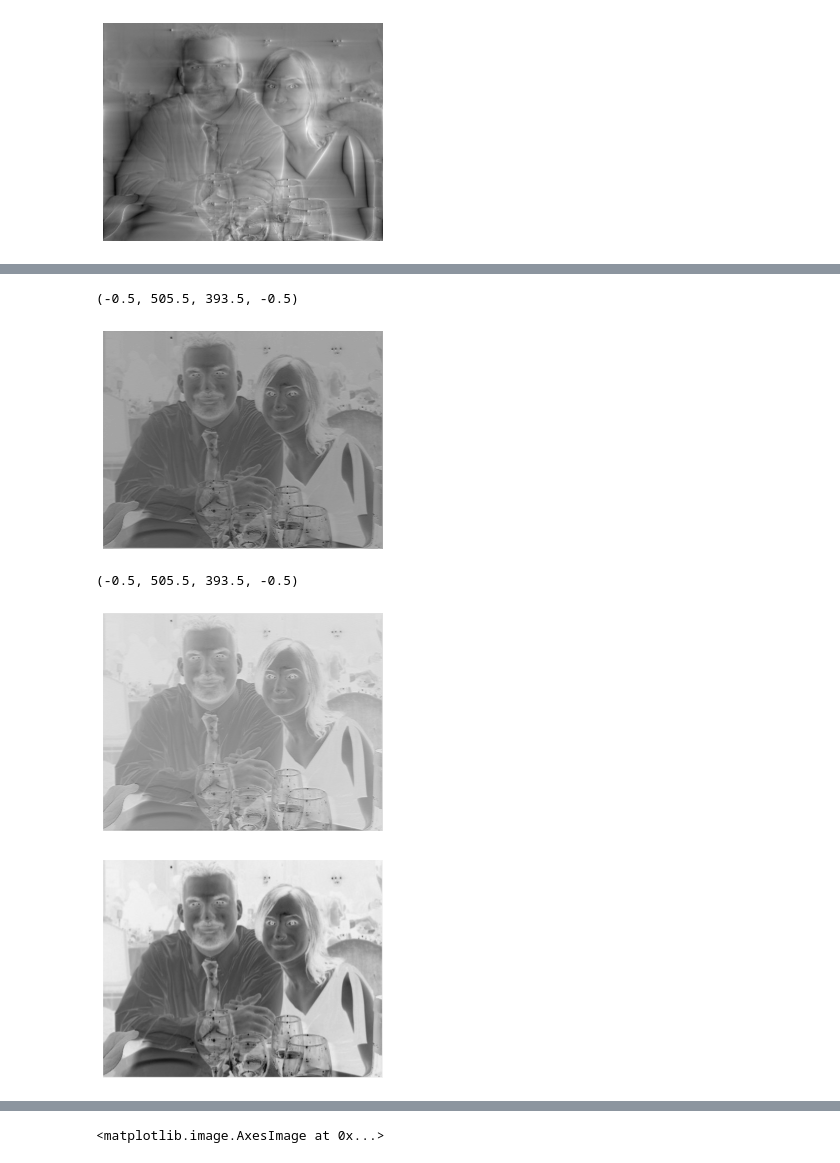
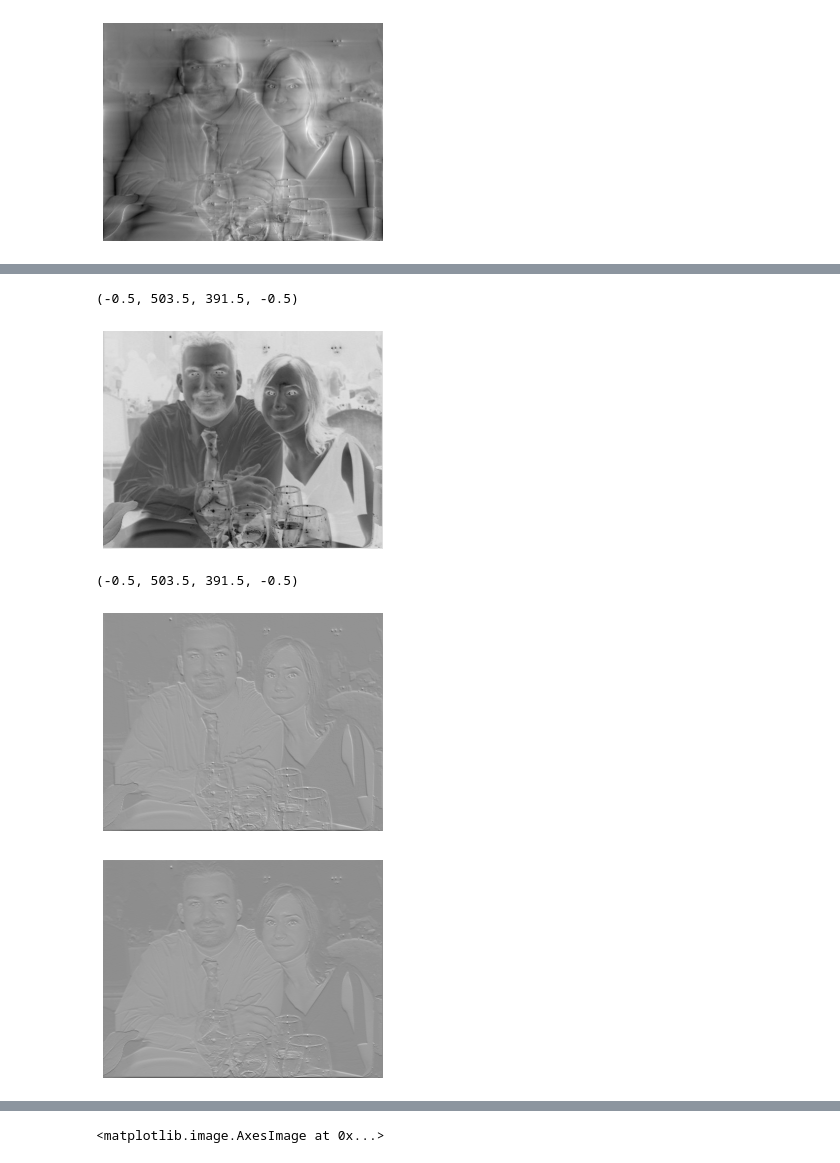
Before and after one commit to collinskatie/motion_without_movement, a Jupyter notebook: simple_filter.ipynb, the cells around one changed output, grey strips where cells are left out. Drawn from its saved outputs; the diff is of its cells as text; code cells hidden in the pictures.

```diff
--- a/simple_filter.ipynb
+++ b/simple_filter.ipynb
@@ -30,9 +30,9 @@ def second_deriv_gauss(x,y,theta=0):
     # G_2^theta = k_a(theta)*G_2a + k_b(theta)*G_2b + k_c(theta)*G_2c
     # values from Table 1 (p. 29)
 
-    G_2a = 0.9123 * (2*(x**2) - 1)*exp(-(x**2 + y**2))
+    G_2a = 0.9213 * (2*(x**2) - 1)*exp(-(x**2 + y**2))
     G_2b = 1.843 * x * y * exp(-(x**2 + y**2))
-    G_2c = 0.9123*(2*(y**2) - 1)*exp(-(x**2 + y**2))
+    G_2c = 0.9213*(2*(y**2) - 1)*exp(-(x**2 + y**2))
 
     k_a = cos(theta) ** 2
     k_b = -2*cos(theta) * sin(theta)
@@ -82,7 +82,8 @@ plt.axis('off')
 (-0.5, 503.5, 391.5, -0.5)
 [figure]
 # %%
-transf_img =  gaussian_laplace(img, sigma=0.3) # help from: https://docs.scipy.org/doc/scipy/reference/generated/scipy.signal.hilbert.html
+sigma=0.57
+transf_img =  gaussian_laplace(img, sigma=sigma) # help from: https://docs.scipy.org/doc/scipy/reference/generated/scipy.signal.hilbert.html
 
 plt.imshow(transf_img, cmap=cmap)
 plt.axis('off')
@@ -102,16 +103,16 @@ def create_filter(filter_func, filter_size, theta):
     sample_filter = np.array(sample_filter)
     return sample_filter
 
-size = 3#img.shape[0]
-theta = 0.1#0.5
+size = 5#img.shape[0]
+theta = 0.56#0.5
 omega = 0.5
 t = 1
 
 # eq 3:
-E = convolve(img, create_filter(second_deriv_gauss, size, theta))#, mode="same")
+E = convolve(img, create_filter(second_deriv_gauss, size, theta), mode="same")
 
 # eq 4:
-O = convolve(img, create_filter(custom_hilbert, size, theta))#, mode = "same")
+O = convolve(img, create_filter(custom_hilbert, size, theta), mode = "same")
 
 # eq 5:
 D = cos(omega*t)*E + sin(omega*t)*O
@@ -119,8 +133,8 @@ D = cos(omega*t)*E + sin(omega*t)*O
 plt.imshow(E, cmap="gray")
 plt.axis('off')
 # %% [output]
-(-0.5, 505.5, 393.5, -0.5)
+(-0.5, 503.5, 391.5, -0.5)
-[figure, old version]
+[figure, new version]
 # %%
 plt.imshow(O, cmap="gray")
 plt.axis('off')
@@ -128,29 +142,29 @@ plt.axis('off')
 #              xytext=(0.5, 0.5), textcoords='figure fraction',
 #              arrowprops=dict(arrowstyle="->"))
 # %% [output]
-(-0.5, 505.5, 393.5, -0.5)
+(-0.5, 503.5, 391.5, -0.5)
-[figure, old version]
+[figure, new version]
 # %%
 save_dir = "./sample_illusion"
 
 if os.path.isdir(save_dir): shutil.rmtree(save_dir)
 os.makedirs(save_dir)
 
-omega = 0.5
+omega = 0.7
 num_steps = 100
 cycle_len = math.pi
 for t in np.linspace(0,cycle_len, num_steps): #range(num_steps):
     transf_img = cos(omega*t)*E + sin(omega*t)*O
     plt.imshow(transf_img, cmap=cmap)
     plt.axis('off')
     plt.savefig(f"{save_dir}/{t}.png")
 
 gif_path = f"{save_dir}/illusion_gif.gif"
 imgs = [f"{save_dir}/{img}" for img in os.listdir(save_dir) if img[-4:] == ".png"]
 
 make_gif(imgs, gif_path, 10)
 # %% [output]
-[figure, old version]
+[figure, new version]
 # %%
 save_dir = "./sample_illusion_simple"
 
```
Also changed, not shown: parts of 4 cells of this notebook, 1 other file.
